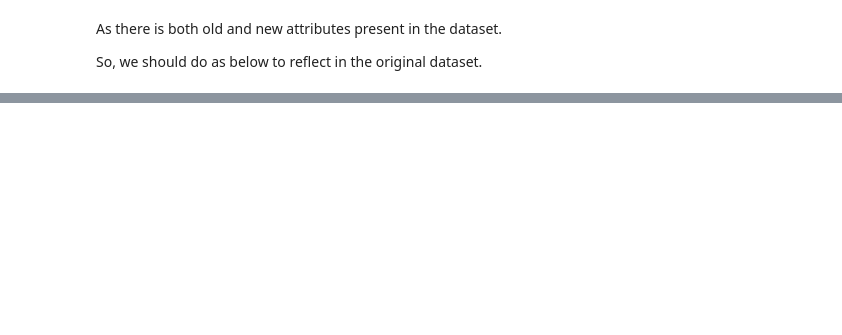
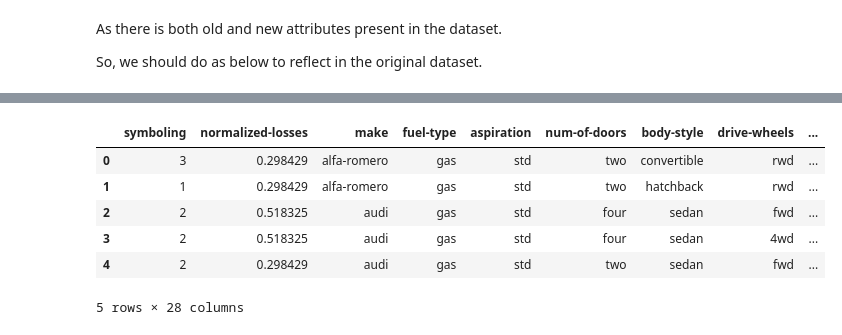
Before and after one commit to ghatanisuresh/DataScience_tutorial, a Jupyter notebook: Data-Wrangling/Automobile-Data-Wrangling-Demo.ipynb, the cells around one changed output, grey strips where cells are left out. Saved outputs shown, nothing was run; the diff lists cells and outputs as text; code cells hidden in the pictures; blank space fills up the shorter version.

```diff
--- a/Data-Wrangling/Automobile-Data-Wrangling-Demo.ipynb
+++ b/Data-Wrangling/Automobile-Data-Wrangling-Demo.ipynb
@@ -689,0 +783,20 @@ df.head()
+# %%
+import pandas as pd
+from sklearn.preprocessing import MinMaxScaler
+
+# Load the dataset (Assuming you have it in a CSV file, for example 'car_data.csv')
+# df = pd.read_csv('car_data.csv')
+
+# Select numerical columns to normalize
+numerical_cols = ['normalized-losses', 'wheel-base', 'engine-size', 'bore', 'stroke',
+                  'compression-ratio', 'horsepower', 'peak-rpm', 'city-L/100km',
+                  'highway-L/100km', 'price']
+
+# Initialize the MinMaxScaler
+scaler = MinMaxScaler()
+
+# Normalize the selected numerical columns
+df[numerical_cols] = scaler.fit_transform(df[numerical_cols])
+
+# View the normalized DataFrame
+print(df.head())
@@ -689,0 +809,24 @@ df.head()
+# %%
+from sklearn.preprocessing import MinMaxScaler
+
+# select numerical columns to normalize
+numerical_cols = ['normalized-losses', 'wheel-base', 'engine-size', 'bore', 'stroke',
+                  'compression-ratio', 'horsepower', 'peak-rpm', 'city-L/100km',
+                  'highway-L/100km', 'price']
+
+# Initialize the MinMaxScaler
+scaler = MinMaxScaler()
+
+#NOrmalize the selected numerical columns.
+df[numerical_cols] = scaler.fit_transform(df[numerical_cols])
+
+# view the normalized dataframe
+df.head()
+# %% [output]
+|  | symboling | normalized-losses | make | fuel-type | aspiration | num-of-doors | body-style | drive-wheels | ... |
+| 0 | 3 | 0.298429 | alfa-romero | gas | std | two | convertible | rwd | ... |
+| 1 | 1 | 0.298429 | alfa-romero | gas | std | two | hatchback | rwd | ... |
+| 2 | 2 | 0.518325 | audi | gas | std | four | sedan | fwd | ... |
+| 3 | 2 | 0.518325 | audi | gas | std | four | sedan | 4wd | ... |
+| 4 | 2 | 0.298429 | audi | gas | std | two | sedan | fwd | ... |
+5 rows × 28 columns
```
Also changed, not shown: parts of 15 cells of this notebook.
